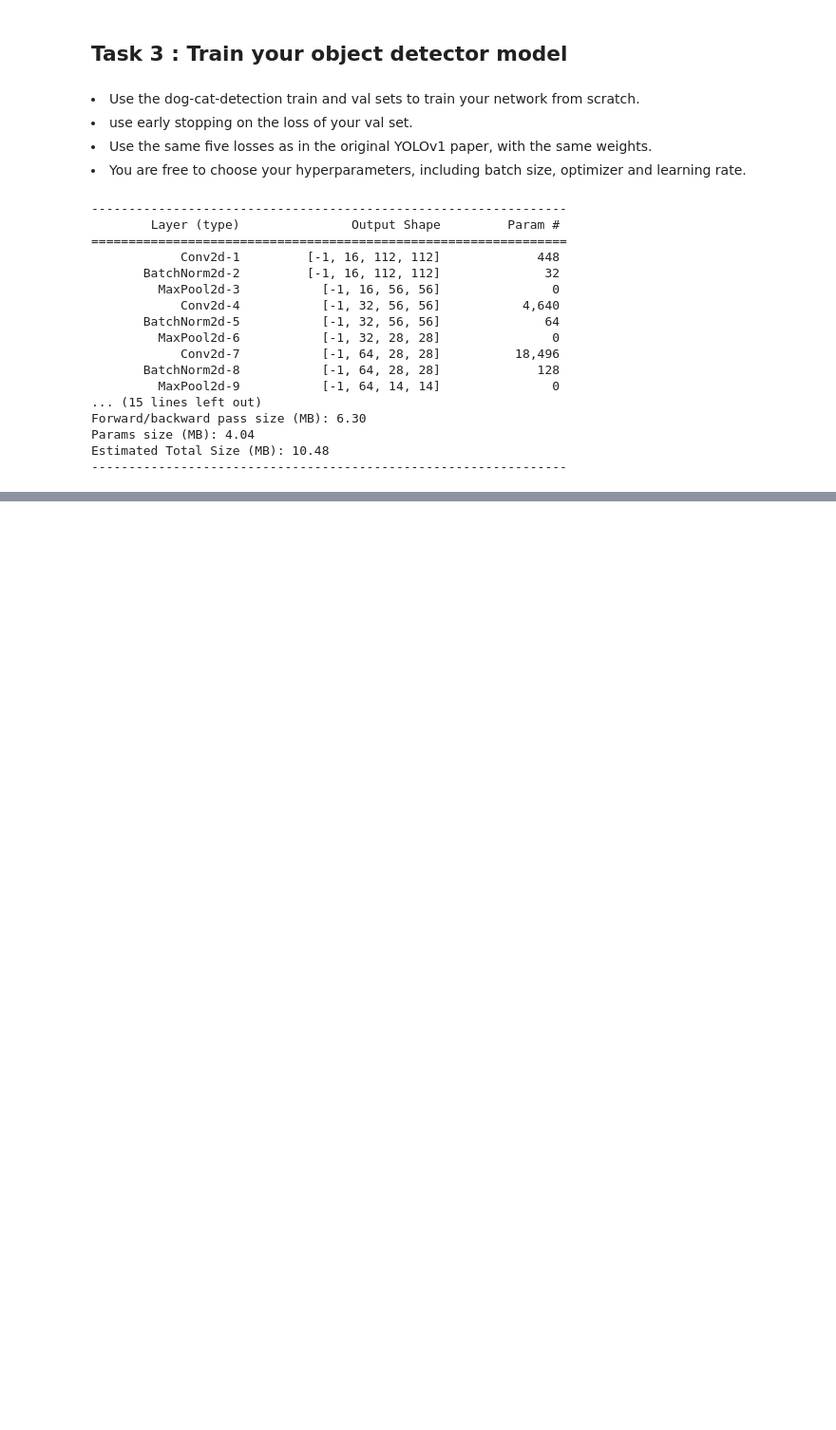
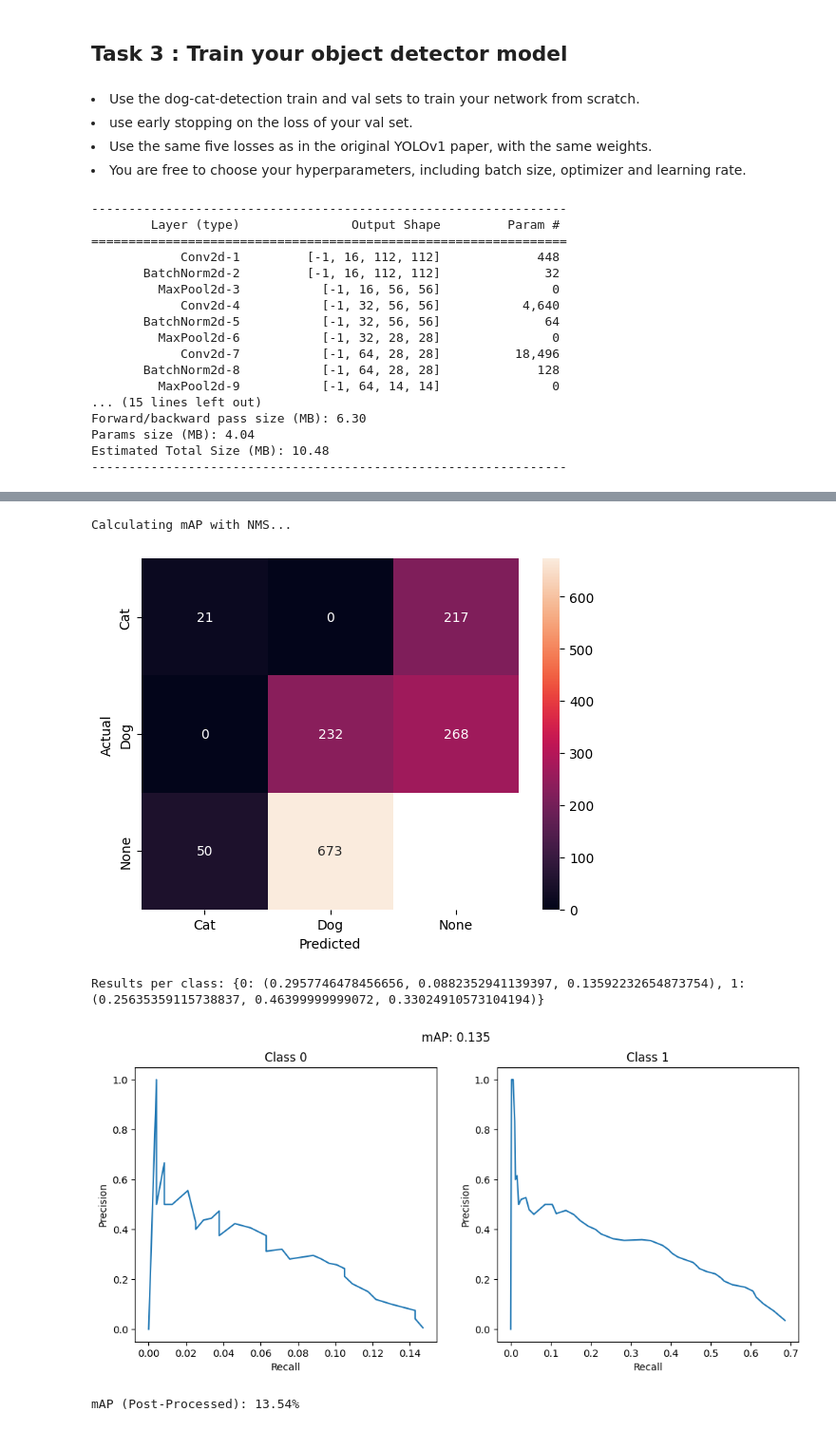
Before and after one commit to Marilia1712/Assignment-4, a Jupyter notebook: assingment4.ipynb, the cells around one changed output, grey strips where cells are left out. Shown at 95% size. Drawn from its saved outputs; the diff is of its cells as text; code cells hidden in the pictures; blank space fills up the shorter version.

```diff
--- a/assingment4.ipynb
+++ b/assingment4.ipynb
@@ -804,0 +849,10 @@ Mean Average Precision: 17.87%
+# %%
+print("\nCalculating mAP with NMS...")
+mAP_with_nms = trainer._comp_mAP(plot_curve=True, use_nms=True)
+print(f"mAP (Post-Processed): {mAP_with_nms * 100:.2f}%")
+# %% [output]
+Calculating mAP with NMS...
+[figure, added]
+Results per class: {0: (0.2957746478456656, 0.0882352941139397, 0.13592232654873754), 1: (0.25635359115738837, 0.46399999999072, 0.33024910573104194)}
+[figure, added]
+mAP (Post-Processed): 13.54%
```
Also changed, not shown: parts of 12 cells of this notebook.
